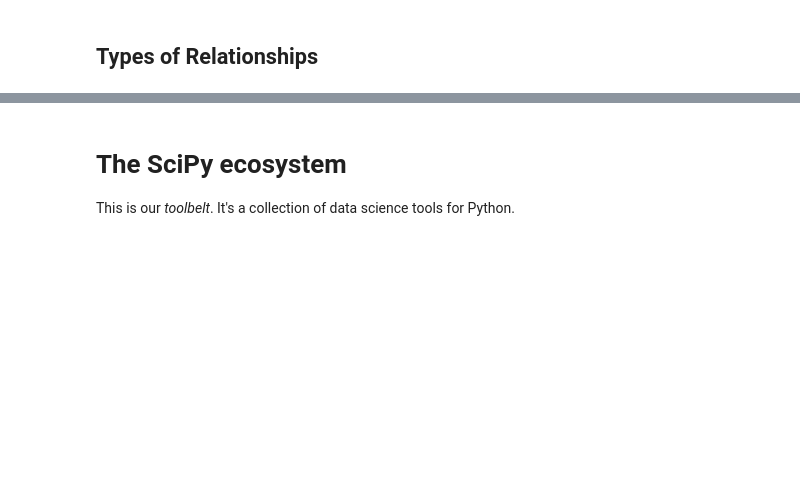
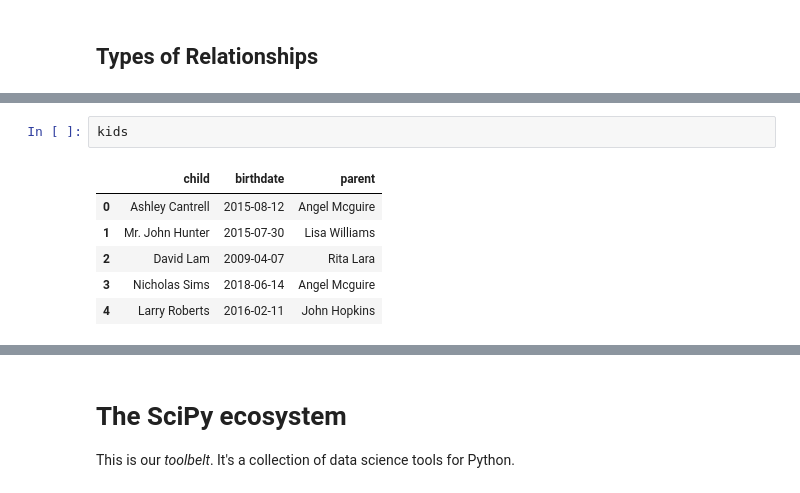
Before and after one commit to organisciak/Scripting-Course, a Jupyter notebook: slides/01-introduction.ipynb, the cells around one changed output, grey strips where cells are left out. Drawn from its saved outputs; the diff is of its cells as text; blank space fills up the shorter version.

```diff
--- a/slides/01-introduction.ipynb
+++ b/slides/01-introduction.ipynb
@@ -336,0 +313,9 @@ Left Inner Join
+# %%
+kids
+# %% [output]
+|  | child | birthdate | parent |
+| 0 | Ashley Cantrell | 2015-08-12 | Angel Mcguire |
+| 1 | Mr. John Hunter | 2015-07-30 | Lisa Williams |
+| 2 | David Lam | 2009-04-07 | Rita Lara |
+| 3 | Nicholas Sims | 2018-06-14 | Angel Mcguire |
+| 4 | Larry Roberts | 2016-02-11 | John Hopkins |
```
Also changed, not shown: parts of 79 cells of this notebook, 2 other files.
